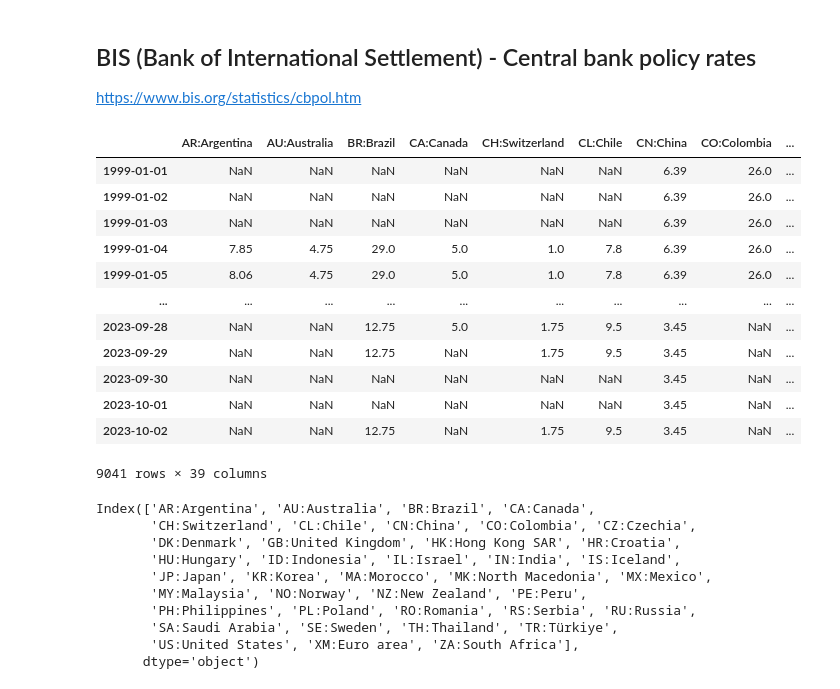
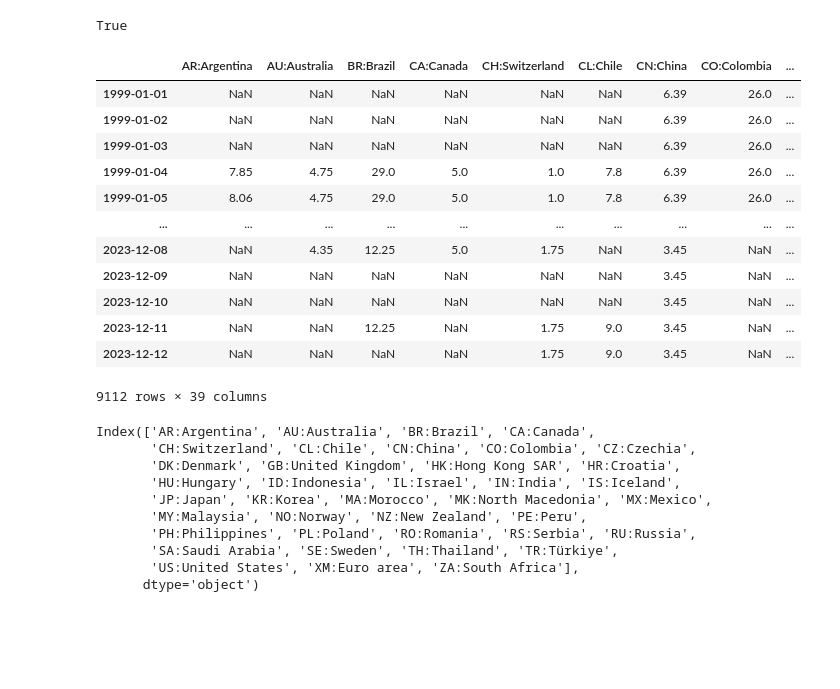
Before and after one commit to lharazin/TFM, a Jupyter notebook: Data/BIS_CentralBankRates/Central_Bank_Rates.ipynb, the cells around one changed output. Cells and saved outputs as stored; diff of their text form; code cells hidden in the pictures; blank space fills up the shorter version.

```diff
--- a/Data/BIS_CentralBankRates/Central_Bank_Rates.ipynb
+++ b/Data/BIS_CentralBankRates/Central_Bank_Rates.ipynb
@@ -1,33 +1,35 @@
 # %%
 import pandas as pd
+from SqlAlquemyInsertMarketDataHandler import SqlAlquemyInsertMarketDataHandler
+
+from dotenv import load_dotenv
+load_dotenv()
+# %% [output]
+True
-# %% [markdown]
-## BIS (Bank of International Settlement) - Central bank policy rates
-
-https://www.bis.org/statistics/cbpol.htm
 # %%
-bis = pd.read_csv('RawData/BIS_2023-10-05.csv',
+bis = pd.read_csv('RawData/BIS_2023-12-14.csv',
                   parse_dates=True, index_col=0)
 bis.columns = bis.loc['Reference area', :]
 bis.columns.name = None
 bis = bis.iloc[8:,:]
 bis.index.name = None
 bis.index = pd.to_datetime(bis.index)
 bis = bis.loc['1999':]
 bis
 # %% [output]
 |  | AR:Argentina | AU:Australia | BR:Brazil | CA:Canada | CH:Switzerland | CL:Chile | CN:China | CO:Colombia | ... |
 | 1999-01-01 | NaN | NaN | NaN | NaN | NaN | NaN | 6.39 | 26.0 | ... |
 | 1999-01-02 | NaN | NaN | NaN | NaN | NaN | NaN | 6.39 | 26.0 | ... |
 | 1999-01-03 | NaN | NaN | NaN | NaN | NaN | NaN | 6.39 | 26.0 | ... |
 | 1999-01-04 | 7.85 | 4.75 | 29.0 | 5.0 | 1.0 | 7.8 | 6.39 | 26.0 | ... |
 | 1999-01-05 | 8.06 | 4.75 | 29.0 | 5.0 | 1.0 | 7.8 | 6.39 | 26.0 | ... |
 | ... | ... | ... | ... | ... | ... | ... | ... | ... | ... |
-| 2023-09-28 | NaN | NaN | 12.75 | 5.0 | 1.75 | 9.5 | 3.45 | NaN | ... |
-| 2023-09-29 | NaN | NaN | 12.75 | NaN | 1.75 | 9.5 | 3.45 | NaN | ... |
-| 2023-09-30 | NaN | NaN | NaN | NaN | NaN | NaN | 3.45 | NaN | ... |
-| 2023-10-01 | NaN | NaN | NaN | NaN | NaN | NaN | 3.45 | NaN | ... |
-| 2023-10-02 | NaN | NaN | 12.75 | NaN | 1.75 | 9.5 | 3.45 | NaN | ... |
+| 2023-12-08 | NaN | 4.35 | 12.25 | 5.0 | 1.75 | NaN | 3.45 | NaN | ... |
+| 2023-12-09 | NaN | NaN | NaN | NaN | NaN | NaN | 3.45 | NaN | ... |
+| 2023-12-10 | NaN | NaN | NaN | NaN | NaN | NaN | 3.45 | NaN | ... |
+| 2023-12-11 | NaN | NaN | 12.25 | NaN | 1.75 | 9.0 | 3.45 | NaN | ... |
+| 2023-12-12 | NaN | NaN | NaN | NaN | 1.75 | 9.0 | 3.45 | NaN | ... |
-9041 rows × 39 columns
+9112 rows × 39 columns
 # %%
 bis.columns
 # %% [output]
```
Also changed, not shown: parts of 5 cells of this notebook, 5 other files.
